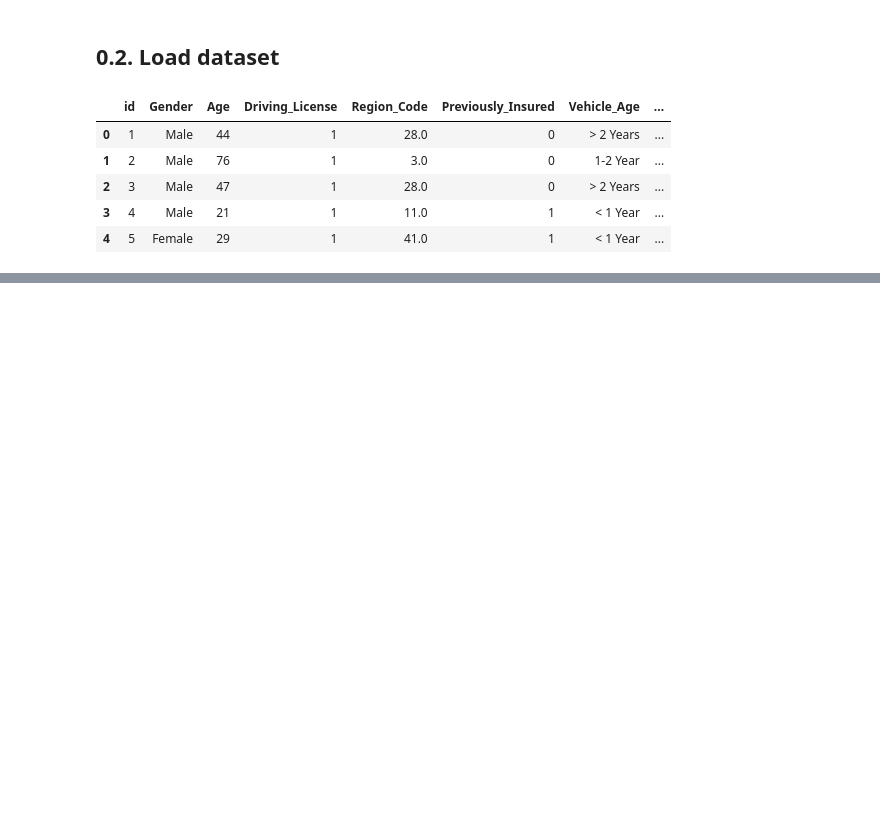
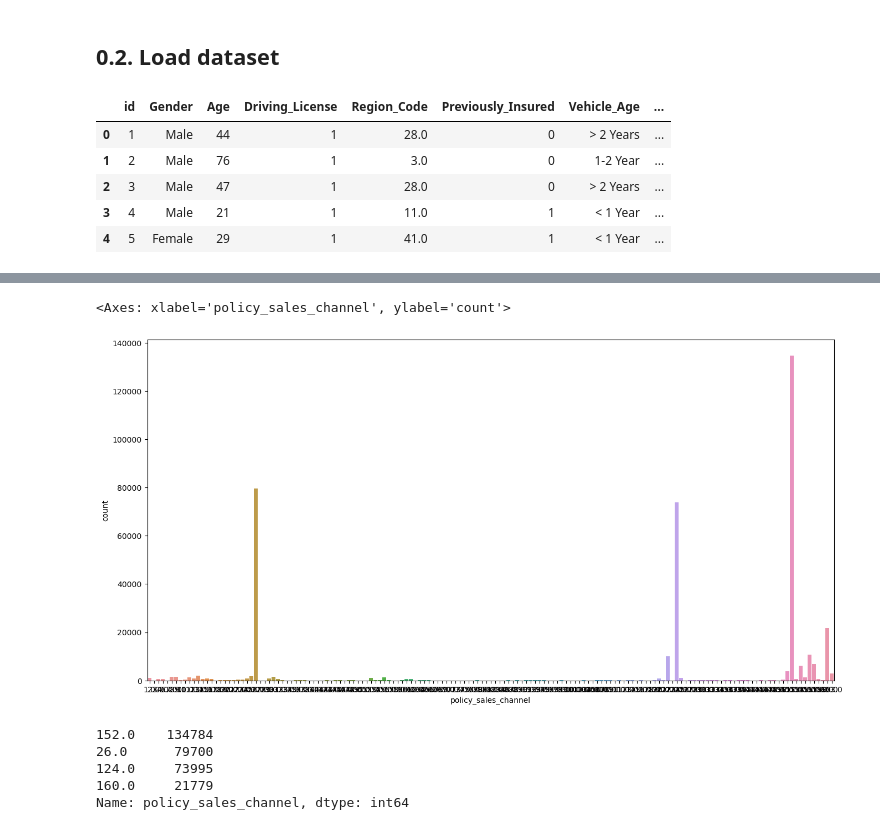
Before and after one commit to leoalvessantana/Project-Health-Insurance-Cross-Sell, a Jupyter notebook: Notebook.ipynb, the cells around one changed output, grey strips where cells are left out. Drawn from its saved outputs; the diff is of its cells as text; code cells hidden in the pictures; blank space fills up the shorter version.

```diff
--- a/Notebook.ipynb
+++ b/Notebook.ipynb
@@ -32,0 +177,15 @@ data.head()
+# %%
+fig, axs = plt.subplots(figsize = (16, 8))
+sns.countplot(x = 'policy_sales_channel', data = df1)
+# %% [output]
+<Axes: xlabel='policy_sales_channel', ylabel='count'>
+[figure, added]
+# %%
+# Olhando pros 4 maiores valores:
+df1['policy_sales_channel'].value_counts().head(4)
+# %% [output]
+152.0    134784
+26.0      79700
+124.0     73995
+160.0     21779
+Name: policy_sales_channel, dtype: int64
```
Also changed, not shown: parts of 25 cells of this notebook.
